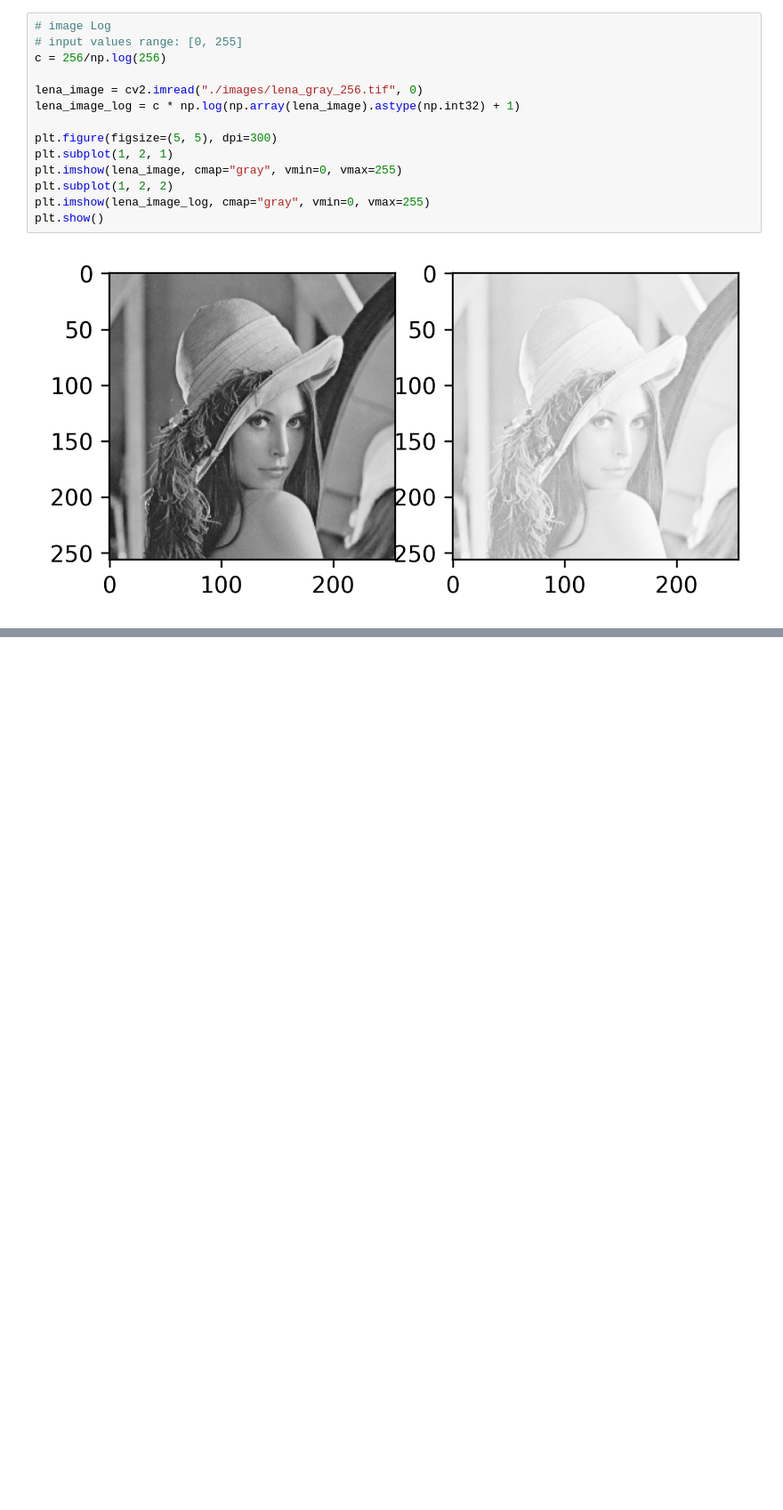
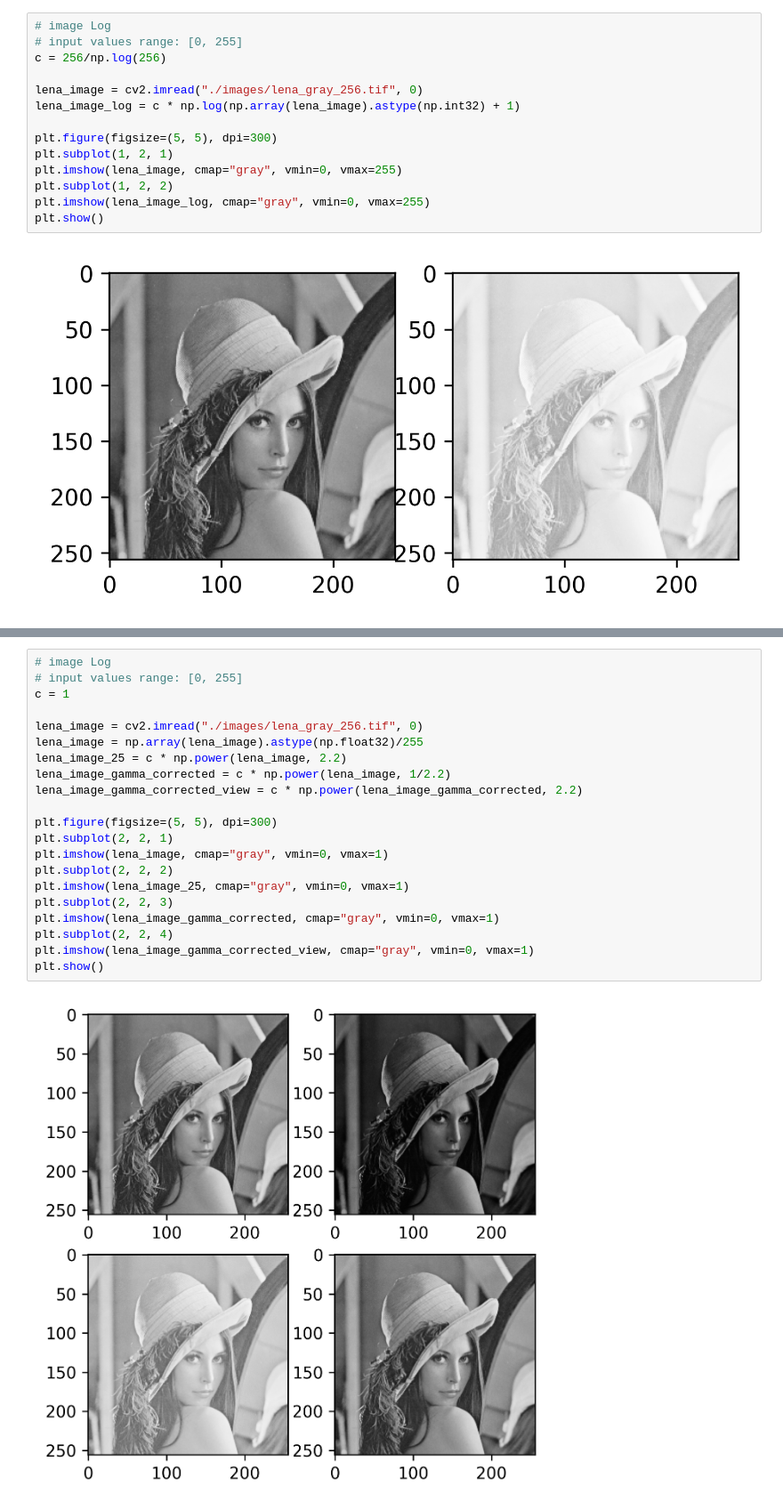
Before and after one commit to koolo233/DigitalImageProcessing_Python, a Jupyter notebook: Image_Enhancement.ipynb, the cells around one changed output, grey strips where cells are left out. Shown at 89% size. Saved outputs shown, nothing was run; the diff lists cells and outputs as text; blank space fills up the shorter version.

Commit message:
gamma transformations

```diff
--- a/Image_Enhancement.ipynb
+++ b/Image_Enhancement.ipynb
@@ -115,0 +130,23 @@ map a wider range of dark input values into a narrow range of output values, wit
+# %%
+# image Log
+# input values range: [0, 255]
+c = 1
+
+lena_image = cv2.imread("./images/lena_gray_256.tif", 0)
+lena_image = np.array(lena_image).astype(np.float32)/255
+lena_image_25 = c * np.power(lena_image, 2.2)
+lena_image_gamma_corrected = c * np.power(lena_image, 1/2.2)
+lena_image_gamma_corrected_view = c * np.power(lena_image_gamma_corrected, 2.2)
+
+plt.figure(figsize=(5, 5), dpi=300)
+plt.subplot(2, 2, 1)
+plt.imshow(lena_image, cmap="gray", vmin=0, vmax=1)
+plt.subplot(2, 2, 2)
+plt.imshow(lena_image_25, cmap="gray", vmin=0, vmax=1)
+plt.subplot(2, 2, 3)
+plt.imshow(lena_image_gamma_corrected, cmap="gray", vmin=0, vmax=1)
+plt.subplot(2, 2, 4)
+plt.imshow(lena_image_gamma_corrected_view, cmap="gray", vmin=0, vmax=1)
+plt.show()
+# %% [output]
+[figure, added]
```
Also changed, not shown: parts of 4 cells of this notebook.
